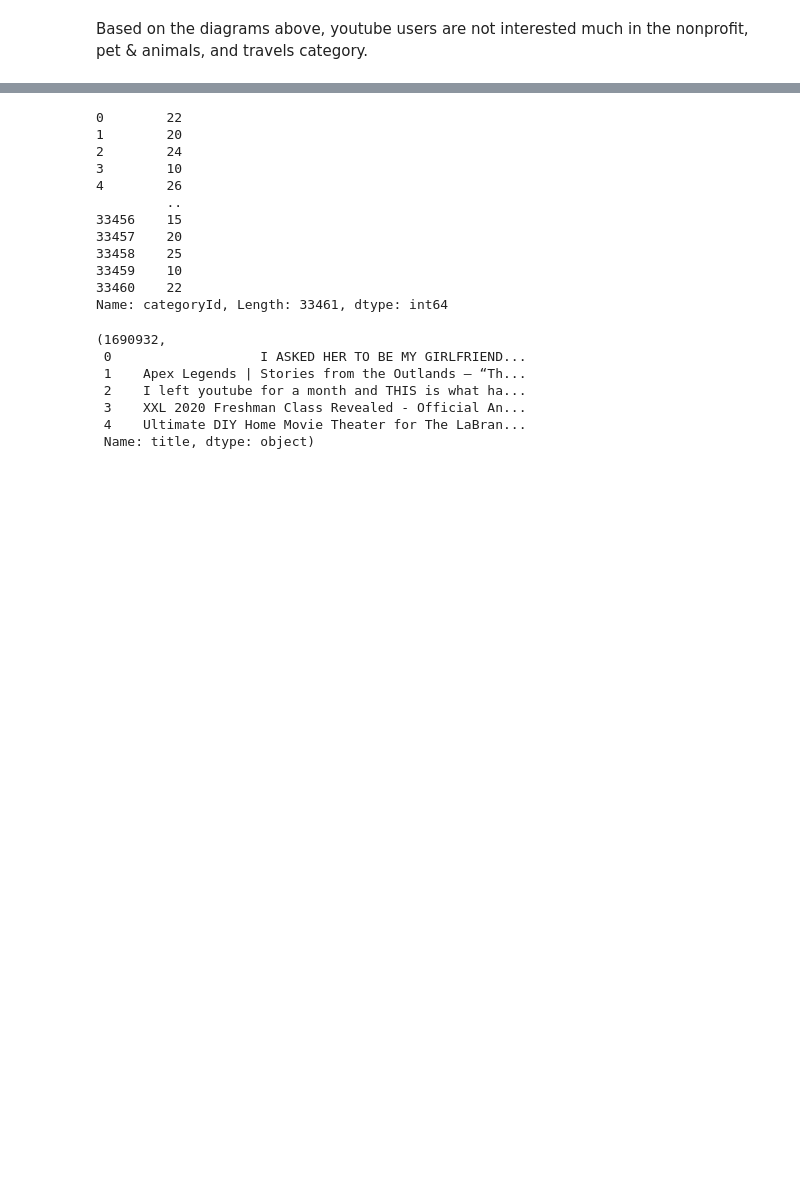
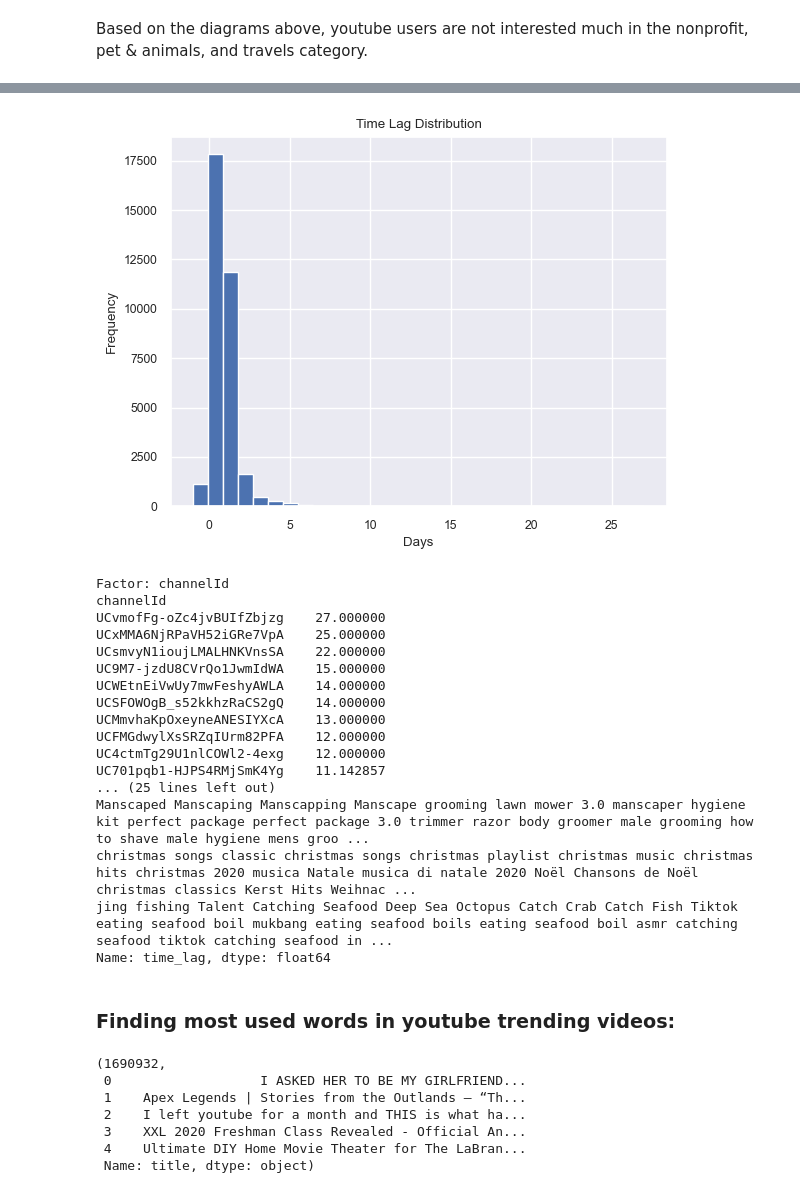
Before and after one commit to amira-bendjama/Youtube-Trending-Page-Analysis, a Jupyter notebook: DSCI521-Youtube-Trending-Page-Analysis.ipynb, the cells around one changed output, grey strips where cells are left out. Saved outputs shown, nothing was run; the diff lists cells and outputs as text; code cells hidden in the pictures; blank space fills up the shorter version.

```diff
--- a/DSCI521-Youtube-Trending-Page-Analysis.ipynb
+++ b/DSCI521-Youtube-Trending-Page-Analysis.ipynb
@@ -389,18 +389,38 @@ trending_youtube.head(2)
 |  | video_id | title | publishedAt | channelId | channelTitle | categoryId | trending_date | tags | ... |
 | 0 | 3C66w5Z0ixs | I ASKED HER TO BE MY GIRLFRIEND... | 2020-08-11 19:20:14 | UCvtRTOMP2TqYqu51xNrqAzg | Brawadis | 22 | 2020-08-12 | brawadis prank basketball skits g... | ... |
 | 1 | M9Pmf9AB4Mo | Apex Legends | Stories from the O... | 2020-08-11 17:00:10 | UC0ZV6M2THA81QT9hrVWJG3A | Apex Legends | 20 | 2020-08-12 | Apex Legends Apex Legends charact... | ... |
-# %%
-trending_youtube.categoryId
-# %% [output]
-0        22
-1        20
-2        24
-3        10
-4        26
-         ..
-33456    15
-33457    20
-33458    25
-33459    10
-33460    22
-Name: categoryId, Length: 33461, dtype: int64
+# %%
+# Create a new column for time lag between publishing and trending
+time_lag = (trending_youtube['trending_date'] - trending_youtube['publishedAt']).dt.days
+
+# Plot time lag distribution
+plt.hist(time_lag, bins=30)
+plt.title('Time Lag Distribution')
+plt.xlabel('Days')
+plt.ylabel('Frequency')
+plt.show()
+
+# Identify factors that may cause delays
+delay_factors = ['channelId', 'categoryId', 'tags']
+for factor in delay_factors:
+    print('\nFactor:', factor)
+    print(trending_youtube.groupby(factor)['time_lag'].mean().sort_values(ascending=False).head(10))
+# %% [output]
+[figure, added]
+Factor: channelId
+channelId
+UCvmofFg-oZc4jvBUIfZbjzg    27.000000
+UCxMMA6NjRPaVH52iGRe7VpA    25.000000
+UCsmvyN1ioujLMALHNKVnsSA    22.000000
+UC9M7-jzdU8CVrQo1JwmIdWA    15.000000
+UCWEtnEiVwUy7mwFeshyAWLA    14.000000
+UCSFOWOgB_s52kkhzRaCS2gQ    14.000000
+UCMmvhaKpOxeyneANESIYXcA    13.000000
+UCFMGdwylXsSRZqIUrm82PFA    12.000000
+UC4ctmTg29U1nlCOWl2-4exg    12.000000
+UC701pqb1-HJPS4RMjSmK4Yg    11.142857
+... (25 lines left out)
+Manscaped Manscaping Manscapping Manscape grooming lawn mower 3.0 manscaper hygiene kit perfect package perfect package 3.0 trimmer razor body groomer male grooming how to shave male hygiene mens groo ...
+christmas songs classic christmas songs christmas playlist christmas music christmas hits christmas 2020 musica Natale musica di natale 2020 Noël Chansons de Noël christmas classics Kerst Hits Weihnac ...
+jing fishing Talent Catching Seafood Deep Sea Octopus Catch Crab Catch Fish Tiktok eating seafood boil mukbang eating seafood boils eating seafood boil asmr catching seafood tiktok catching seafood in ...
+Name: time_lag, dtype: float64
@@ -407,3 +439,5 @@ Name: categoryId, Length: 33461, dtype: int64
+# %% [markdown]
+### Finding most used words in youtube trending videos:
 # %%
 def count_words(main_data):
 
```
Also changed, not shown: parts of 33 cells of this notebook.
